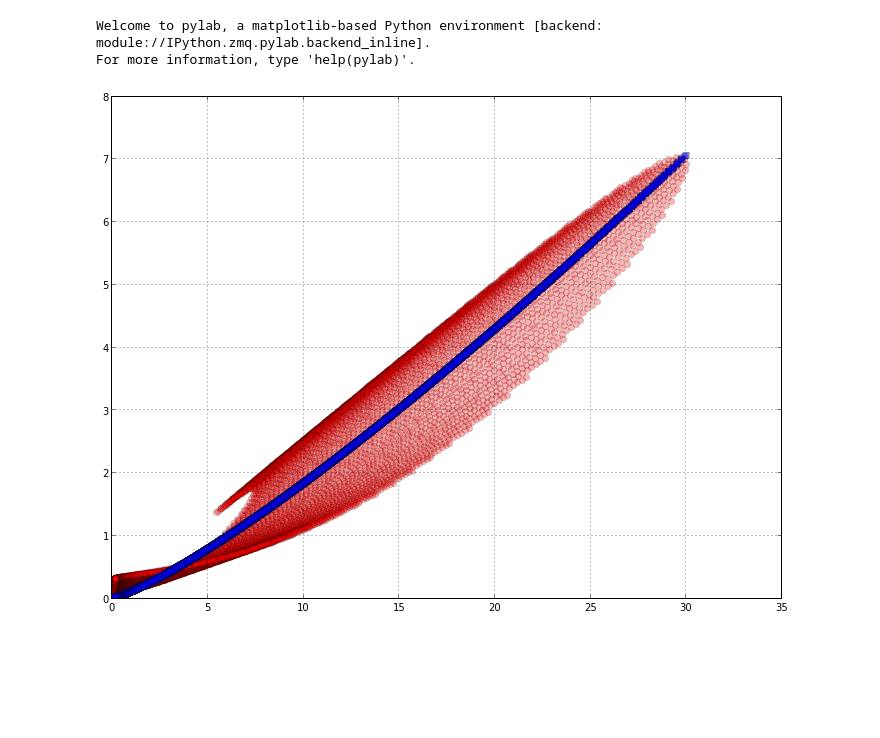
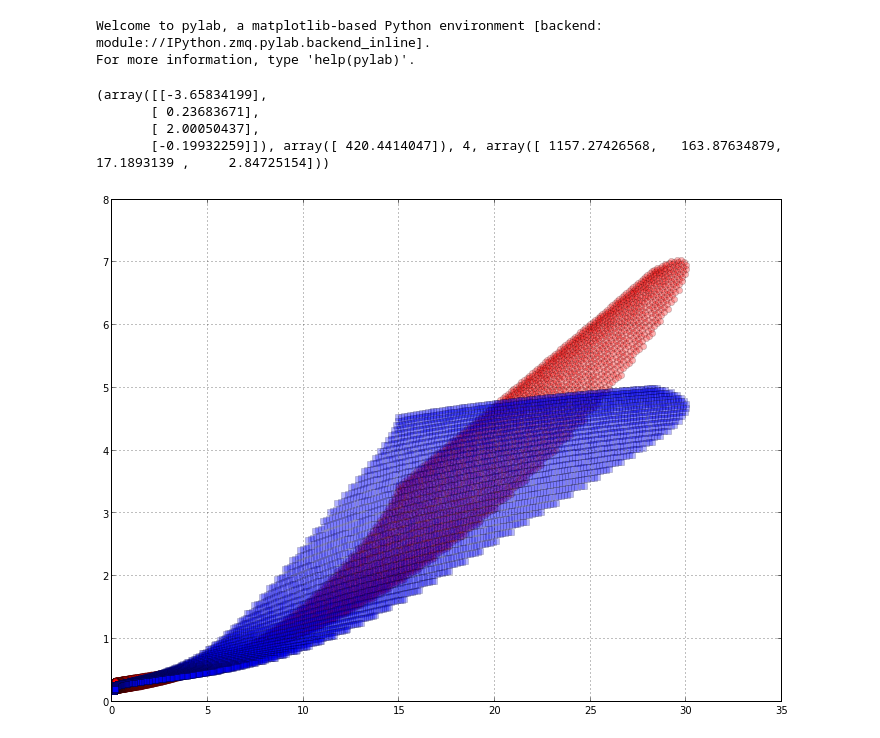
Before and after one commit to dopplershift/DissertationCode, a Jupyter notebook: notebooks/Regression.ipynb, the cells around one changed output. Drawn from its saved outputs; the diff is of its cells as text; code cells hidden in the pictures; blank space fills up the shorter version.

Commit message:
A lot of work playing with scattering coefficient regression.

```diff
--- a/notebooks/Regression.ipynb
+++ b/notebooks/Regression.ipynb
@@ -30,28 +30,36 @@ def scatt_coeff_fit(qr, nr, dist_func, lam, temp):
         zdr[i] = disser.units.to_linear(scat.zdr)
         z[i] = disser.units.to_linear(scat.z)
         atten[i] = scat.atten.rescale('dB/km').magnitude
-    weights = kdp.reshape(-1, 1)
+    weights = np.ones_like(atten).reshape(-1, 1)
     intercept = np.empty_like(atten).reshape(-1, 1)
     intercept.fill(np.e)
     x = np.concatenate((intercept.reshape(-1, 1),
-#                        z.reshape(-1, 1)), 1)
-#                        zdr.reshape(-1, 1),
+                        z.reshape(-1, 1),
+                        zdr.reshape(-1, 1),
                         kdp.reshape(-1, 1)), 1)
     y = weights * np.log(atten).reshape(-1, 1)
-    coeffs = sl.lstsq(weights * np.log(x), y)[0]
+    r = sl.lstsq(weights * np.log(x), y)
+    print r
+    coeffs = r[0]
     coeffs[0] = np.exp(coeffs[0])
-    return coeffs, x[:, 1], atten
+    return coeffs, x[:, 1:], atten
 # %%
-qr = np.linspace(3, 12, 100) * (pq.g / pq.m**3)
-nr = np.logspace(2, 7, 100)  / pq.m**3
+qr = np.linspace(6, 12, 100) * (pq.g / pq.m**3)
+nr = np.logspace(3, 7, 100)  / pq.m**3
 q,n = np.meshgrid(qr, nr)
 # %%
-(a,b), x, y = scatt_coeff_fit(q.flatten(), n.flatten(), dsd.exponential_from_moments, 0.05 * pq.m, 10)
-x = x.flatten()
+(a,b,c,d), x, y = scatt_coeff_fit(q.flatten(), n.flatten(), dsd.exponential_from_moments, 0.05 * pq.m, 10)
 y = y.flatten()
+# %% [output]
+(array([[-3.65834199],
+       [ 0.23683671],
+       [ 2.00050437],
+       [-0.19932259]]), array([ 420.4414047]), 4, array([ 1157.27426568,   163.87634879,    17.1893139 ,     2.84725154]))
+# %%
+z,zdr,kdp = x.T
 # %%
-plt.plot(x, y, 'ro', linestyle='none', alpha=0.3)
-plt.plot(x, a * x**b, 'bs', linestyle='none', alpha=0.3)
+plt.plot(kdp, y, 'ro', linestyle='none', alpha=0.3)
+plt.plot(kdp, a * z**b * zdr**c * kdp**d, 'bs', linestyle='none', alpha=0.3)
 plt.grid()
 # %% [output]
-[figure, old version]
+[figure, new version]
```
Also changed, not shown: parts of 2 cells of this notebook.
